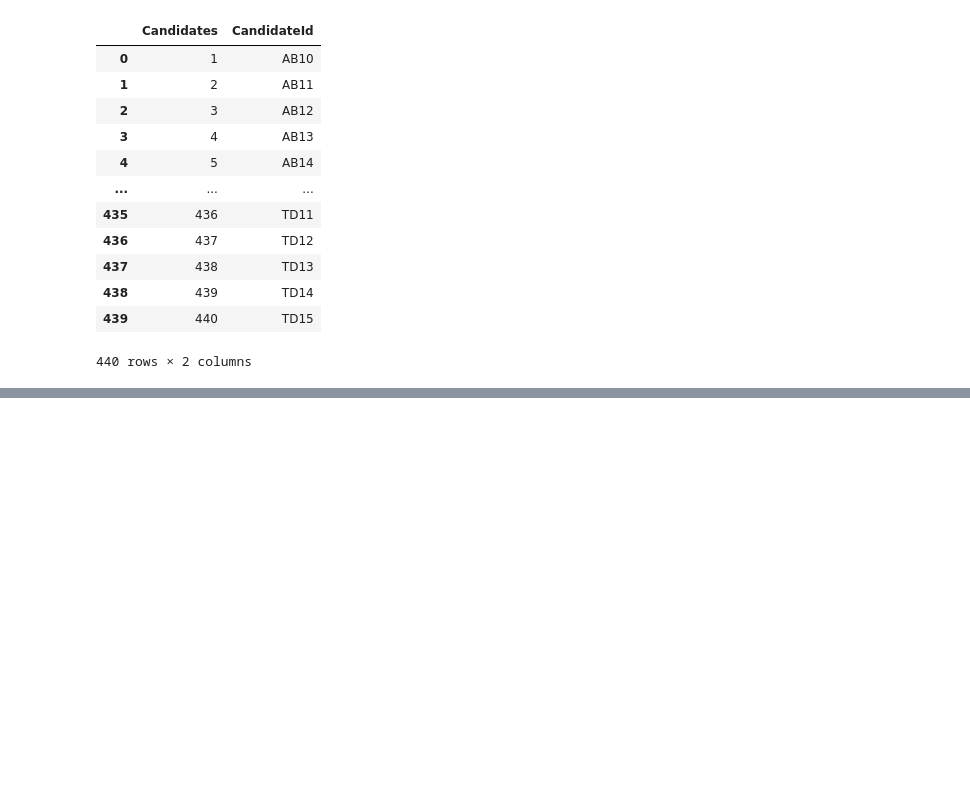
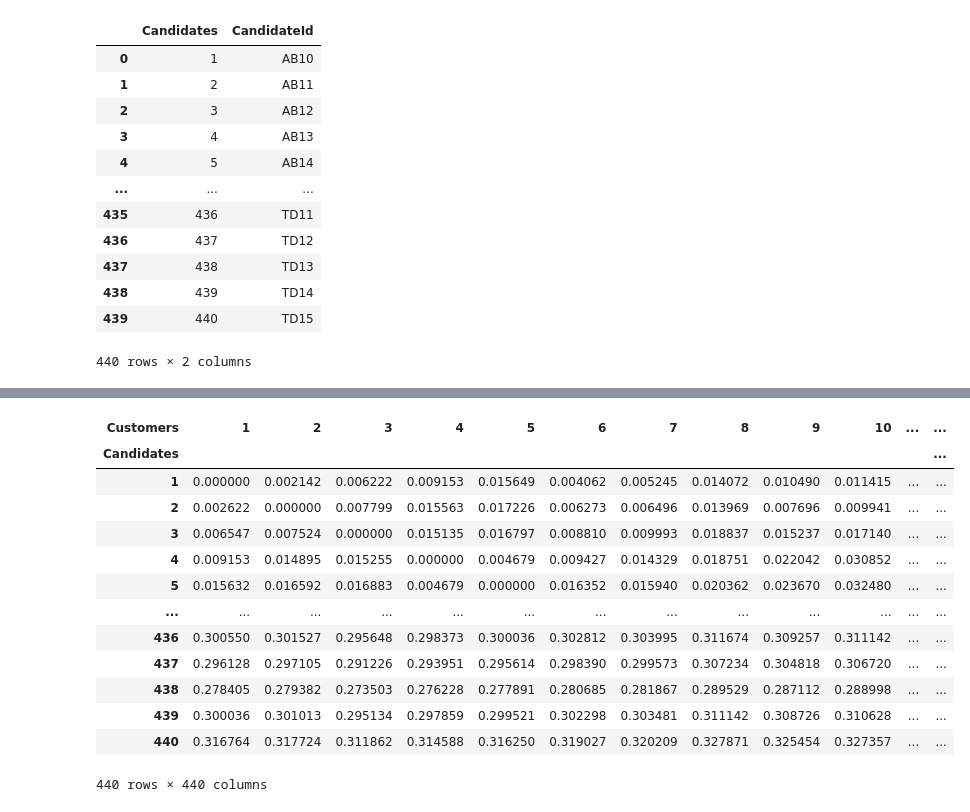
Before and after one commit to nicolastalia/risklog, a Jupyter notebook: assignment_1.ipynb, the cells around one changed output, grey strips where cells are left out. Drawn from its saved outputs; the diff is of its cells as text; code cells hidden in the pictures; blank space fills up the shorter version.

```diff
--- a/assignment_1.ipynb
+++ b/assignment_1.ipynb
@@ -127,0 +141,3 @@ x = np.array([xp.var(vartype=xp.binary, name='x_{0}_{1}_{2}'.format(candidate_id
+# %%
+cost_cand_cust = pd.read_csv('CostCandidateCustomers.csv')
+cost_cand_cust
@@ -127,0 +158,17 @@ x = np.array([xp.var(vartype=xp.binary, name='x_{0}_{1}_{2}'.format(candidate_id
+# %%
+cost_cand_cust.pivot(index='Candidates', columns='Customers', values='CostCandidateCustomers')
+# %% [output]
+| Customers | 1 | 2 | 3 | 4 | 5 | 6 | 7 | 8 | 9 | 10 | ... | ... |
+| Candidates |  |  |  |  |  |  |  |  |  |  |  | ... |
+| 1 | 0.000000 | 0.002142 | 0.006222 | 0.009153 | 0.015649 | 0.004062 | 0.005245 | 0.014072 | 0.010490 | 0.011415 | ... | ... |
+| 2 | 0.002622 | 0.000000 | 0.007799 | 0.015563 | 0.017226 | 0.006273 | 0.006496 | 0.013969 | 0.007696 | 0.009941 | ... | ... |
+| 3 | 0.006547 | 0.007524 | 0.000000 | 0.015135 | 0.016797 | 0.008810 | 0.009993 | 0.018837 | 0.015237 | 0.017140 | ... | ... |
+| 4 | 0.009153 | 0.014895 | 0.015255 | 0.000000 | 0.004679 | 0.009427 | 0.014329 | 0.018751 | 0.022042 | 0.030852 | ... | ... |
+| 5 | 0.015632 | 0.016592 | 0.016883 | 0.004679 | 0.000000 | 0.016352 | 0.015940 | 0.020362 | 0.023670 | 0.032480 | ... | ... |
+| ... | ... | ... | ... | ... | ... | ... | ... | ... | ... | ... | ... | ... |
+| 436 | 0.300550 | 0.301527 | 0.295648 | 0.298373 | 0.300036 | 0.302812 | 0.303995 | 0.311674 | 0.309257 | 0.311142 | ... | ... |
+| 437 | 0.296128 | 0.297105 | 0.291226 | 0.293951 | 0.295614 | 0.298390 | 0.299573 | 0.307234 | 0.304818 | 0.306720 | ... | ... |
+| 438 | 0.278405 | 0.279382 | 0.273503 | 0.276228 | 0.277891 | 0.280685 | 0.281867 | 0.289529 | 0.287112 | 0.288998 | ... | ... |
+| 439 | 0.300036 | 0.301013 | 0.295134 | 0.297859 | 0.299521 | 0.302298 | 0.303481 | 0.311142 | 0.308726 | 0.310628 | ... | ... |
+| 440 | 0.316764 | 0.317724 | 0.311862 | 0.314588 | 0.316250 | 0.319027 | 0.320209 | 0.327871 | 0.325454 | 0.327357 | ... | ... |
+440 rows × 440 columns
```
Also changed, not shown: parts of 17 cells of this notebook.
